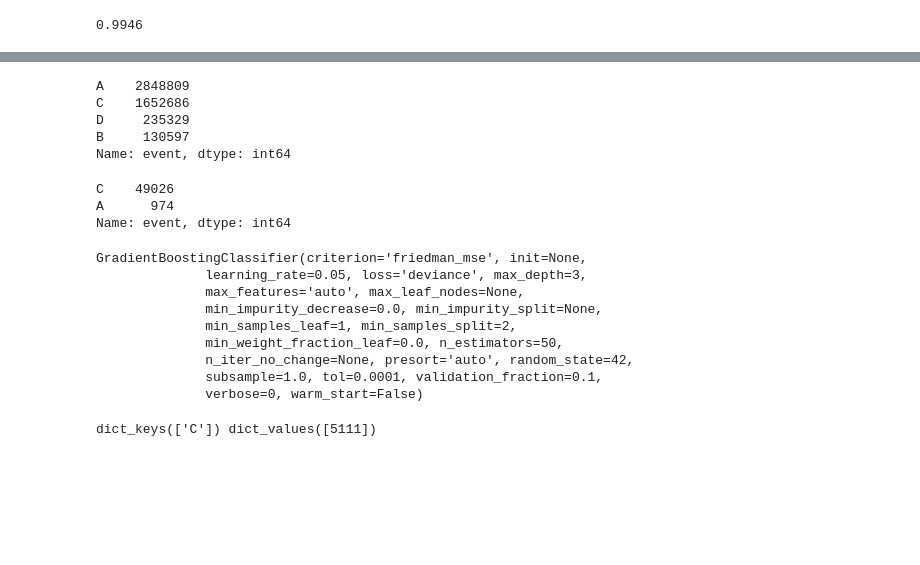
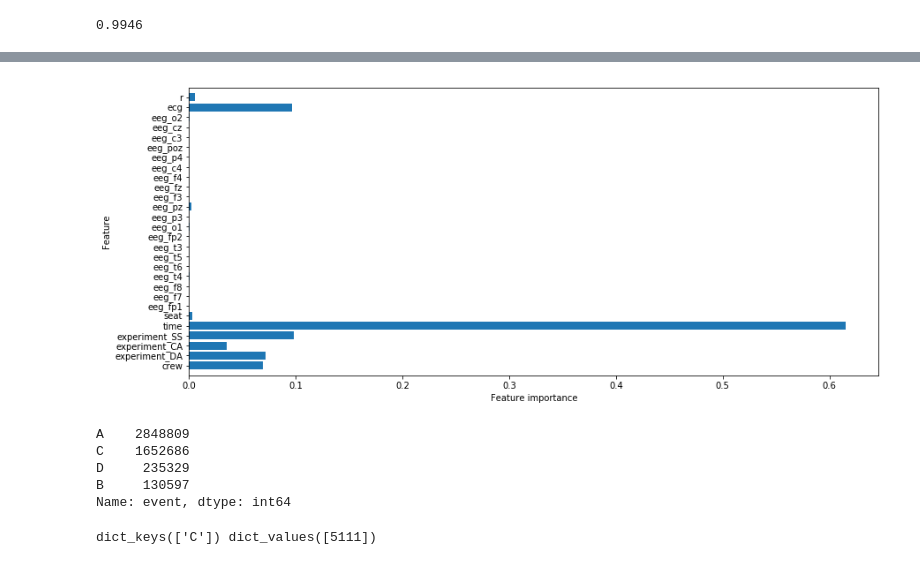
Before and after one commit to Saranyanv/test, a Jupyter notebook: Reducing Commercial Aviation Fatalities.ipynb, the cells around one changed output, grey strips where cells are left out. Drawn from its saved outputs; the diff is of its cells as text; code cells hidden in the pictures; blank space fills up the shorter version.

```diff
--- a/Reducing Commercial Aviation Fatalities.ipynb
+++ b/Reducing Commercial Aviation Fatalities.ipynb
@@ -205,3 +176,18 @@ x_train.head()
+# %%
+feature_names = [x for i,x in enumerate(X_train.columns) if i!=28]
+
+def plot_feature_importances_diabetes(model):
+    plt.figure(figsize=(14,6))
+    n_features = 28
+    plt.barh(range(n_features), model.feature_importances_, align='center')
+    plt.yticks(np.arange(n_features), feature_names)
+    plt.xlabel("Feature importance")
+    plt.ylabel("Feature")
+    plt.ylim(-1, n_features)
+# %%
+plot_feature_importances_diabetes(rand_clf1)
+# %% [output]
+[figure, added]
 # %%
 train_df['event'].value_counts()
 # %% [output]
@@ -210,21 +196,3 @@ C    1652686
 D     235329
 B     130597
 Name: event, dtype: int64
-# %%
-train_df['event'][0:50000].value_counts()
-# %% [output]
-C    49026
-A      974
-Name: event, dtype: int64
-# %%
-rand_clf.fit(x_train, y_train)
-# %% [output]
-GradientBoostingClassifier(criterion='friedman_mse', init=None,
-              learning_rate=0.05, loss='deviance', max_depth=3,
-              max_features='auto', max_leaf_nodes=None,
-              min_impurity_decrease=0.0, min_impurity_split=None,
-              min_samples_leaf=1, min_samples_split=2,
-              min_weight_fraction_leaf=0.0, n_estimators=50,
-              n_iter_no_change=None, presort='auto', random_state=42,
-              subsample=1.0, tol=0.0001, validation_fraction=0.1,
-              verbose=0, warm_start=False)
```
Also changed, not shown: parts of 9 cells of this notebook.
